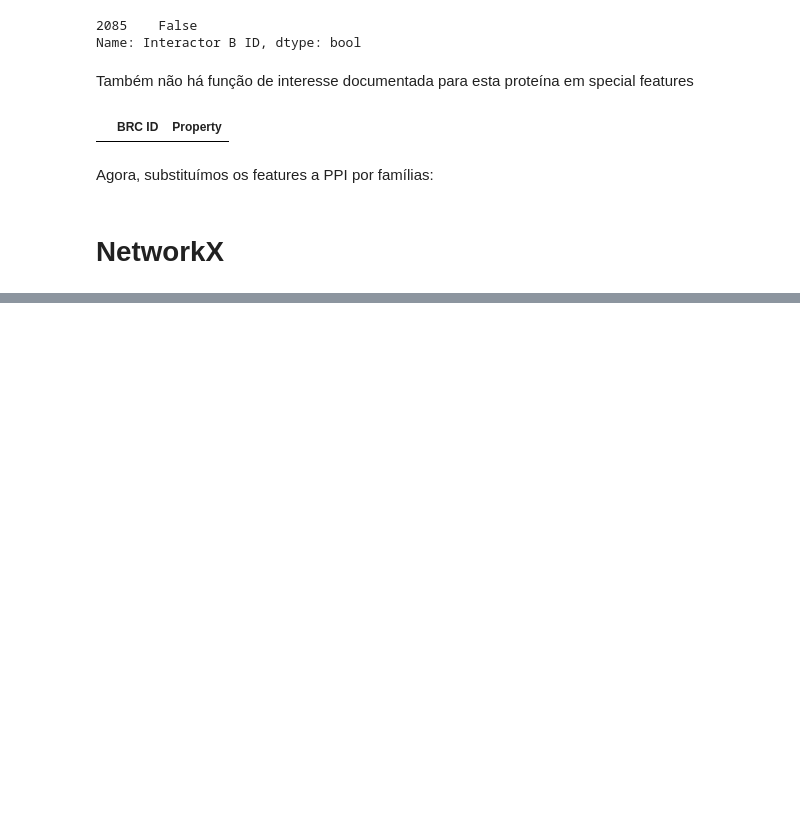
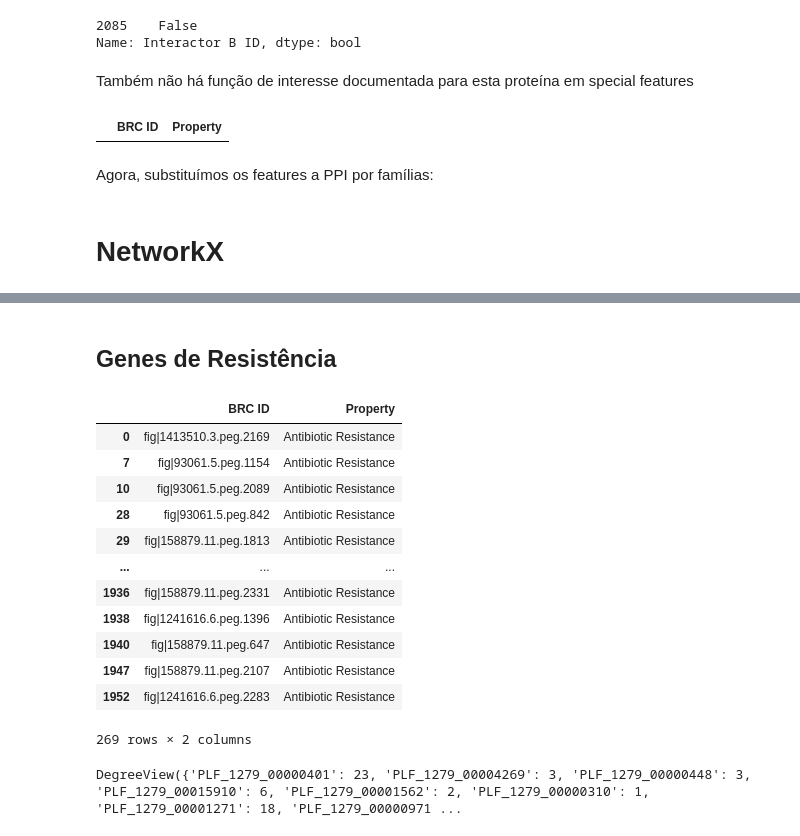
Before and after one commit to brunafistarol/MasterProjectDevelopment, a Jupyter notebook: Staphylococcus_aureus/Staphylococcus aureus.ipynb, the cells around one changed output, grey strips where cells are left out. Cells and saved outputs as stored; diff of their text form; code cells hidden in the pictures; blank space fills up the shorter version.

```diff
--- a/Staphylococcus_aureus/Staphylococcus aureus.ipynb
+++ b/Staphylococcus_aureus/Staphylococcus aureus.ipynb
@@ -85,0 +83,18 @@ nx.all_pairs_shortest_path_length
+# %% [markdown]
+## Genes de Resistência
+# %%
+sa_specialty_genes[sa_specialty_genes.Property == 'Antibiotic Resistance']
+# %% [output]
+|  | BRC ID | Property |
+| 0 | fig|1413510.3.peg.2169 | Antibiotic Resistance |
+| 7 | fig|93061.5.peg.1154 | Antibiotic Resistance |
+| 10 | fig|93061.5.peg.2089 | Antibiotic Resistance |
+| 28 | fig|93061.5.peg.842 | Antibiotic Resistance |
+| 29 | fig|158879.11.peg.1813 | Antibiotic Resistance |
+| ... | ... | ... |
+| 1936 | fig|158879.11.peg.2331 | Antibiotic Resistance |
+| 1938 | fig|1241616.6.peg.1396 | Antibiotic Resistance |
+| 1940 | fig|158879.11.peg.647 | Antibiotic Resistance |
+| 1947 | fig|158879.11.peg.2107 | Antibiotic Resistance |
+| 1952 | fig|1241616.6.peg.2283 | Antibiotic Resistance |
+269 rows × 2 columns
@@ -85,0 +117,4 @@ nx.all_pairs_shortest_path_length
+# %%
+ppi_graph.degree(resistance_genes_ppi['Resistance Gene Family'])
+# %% [output]
+DegreeView({'PLF_1279_00000401': 23, 'PLF_1279_00004269': 3, 'PLF_1279_00000448': 3, 'PLF_1279_00015910': 6, 'PLF_1279_00001562': 2, 'PLF_1279_00000310': 1, 'PLF_1279_00001271': 18, 'PLF_1279_00000971 ...
```
Also changed, not shown: parts of 15 cells of this notebook.
